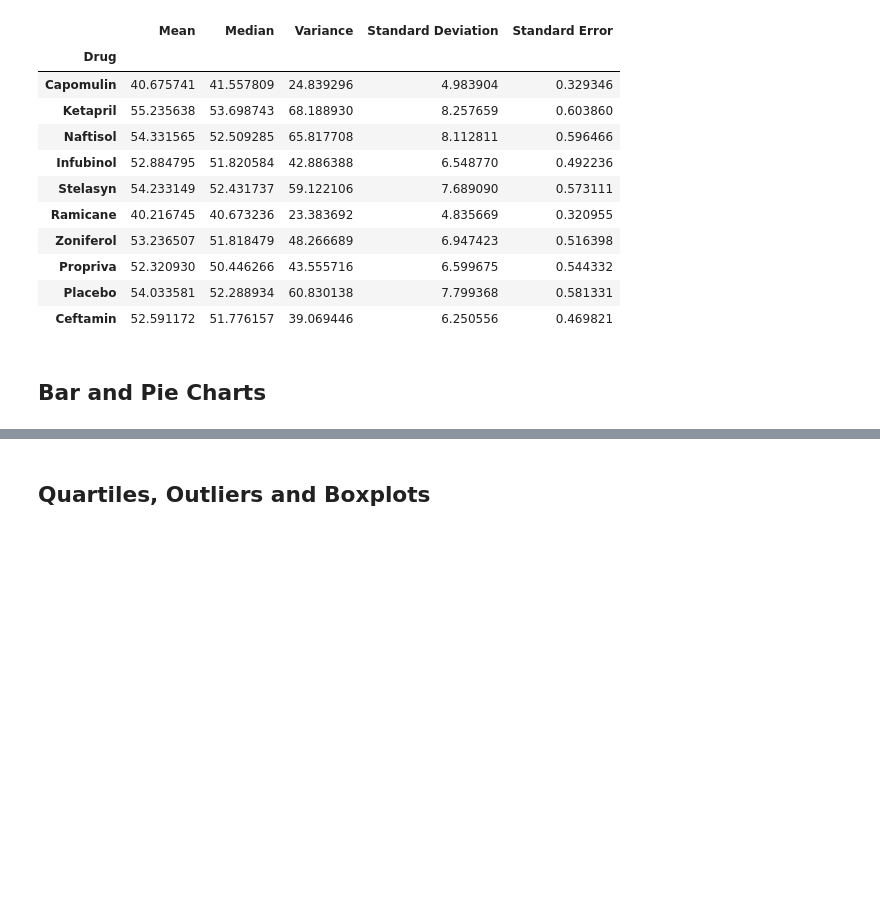
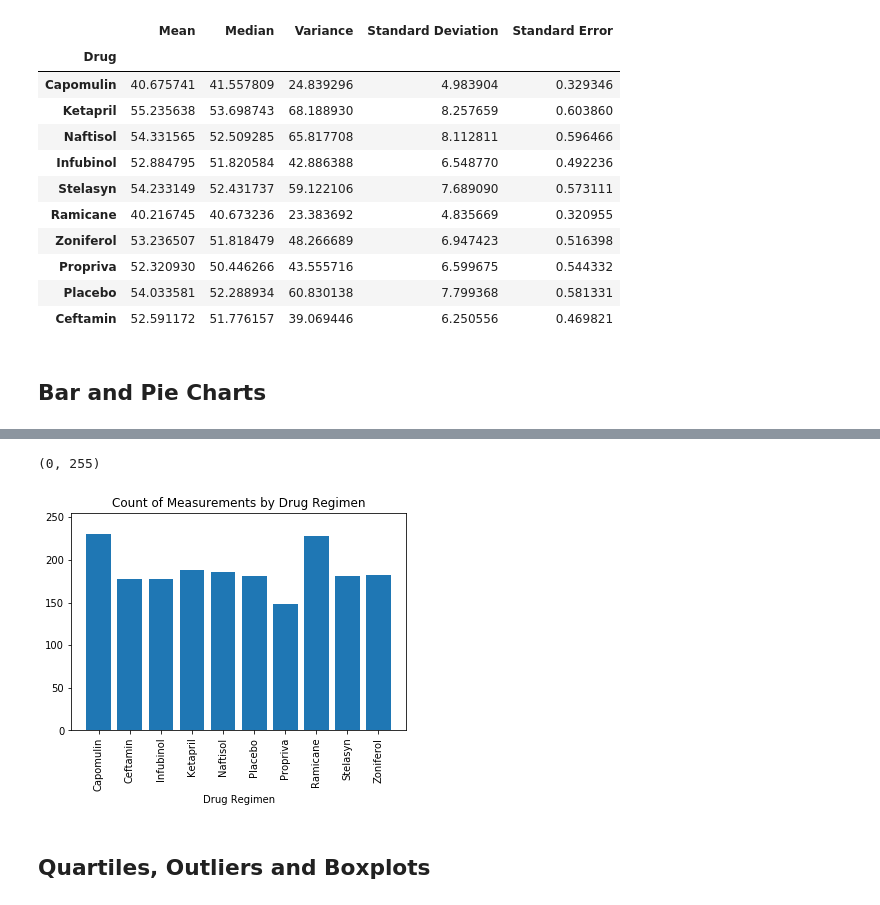
Before and after one commit to tkadamson/Matplotlib-Cancer-Trial-Plots, a Jupyter notebook: pymaceuticals.ipynb, the cells around one changed output, grey strips where cells are left out. Saved outputs shown, nothing was run; the diff lists cells and outputs as text; code cells hidden in the pictures; blank space fills up the shorter version.

```diff
--- a/pymaceuticals.ipynb
+++ b/pymaceuticals.ipynb
@@ -126,3 +140,26 @@ summary_df
+# %%
+# Generate a bar plot showing the total number of measurements taken on each drug regimen using pyplot.
+
+#Set x-axis as numerical value (because I want to  adjust the tilt of the drug titles)
+x_axis = np.arange(len(drugs))
+tick_locations = [value for value in x_axis]
+
+#Plot using plt.bar
+plt.bar(tick_locations, measurements_count)
+
+#Drugs list needs sorted alphabetically as that's how measurements_count is sorted
+arr_drugs = np.sort(drugs)
+
+#Set xticks to the drug regimen, rotated vertically
+plt.xticks(tick_locations, arr_drugs, rotation="vertical")
+
+#Adding Title, Limits, etc
+plt.title("Count of Measurements by Drug Regimen")
+plt.xlabel("Drug Regimen")
+plt.ylim(0, 255)
+# %% [output]
+(0, 255)
+[figure, added]
 # %%
 # Generate a pie plot showing the distribution of female versus male mice using pandas
 # %%
```
Also changed, not shown: parts of 4 cells of this notebook.
